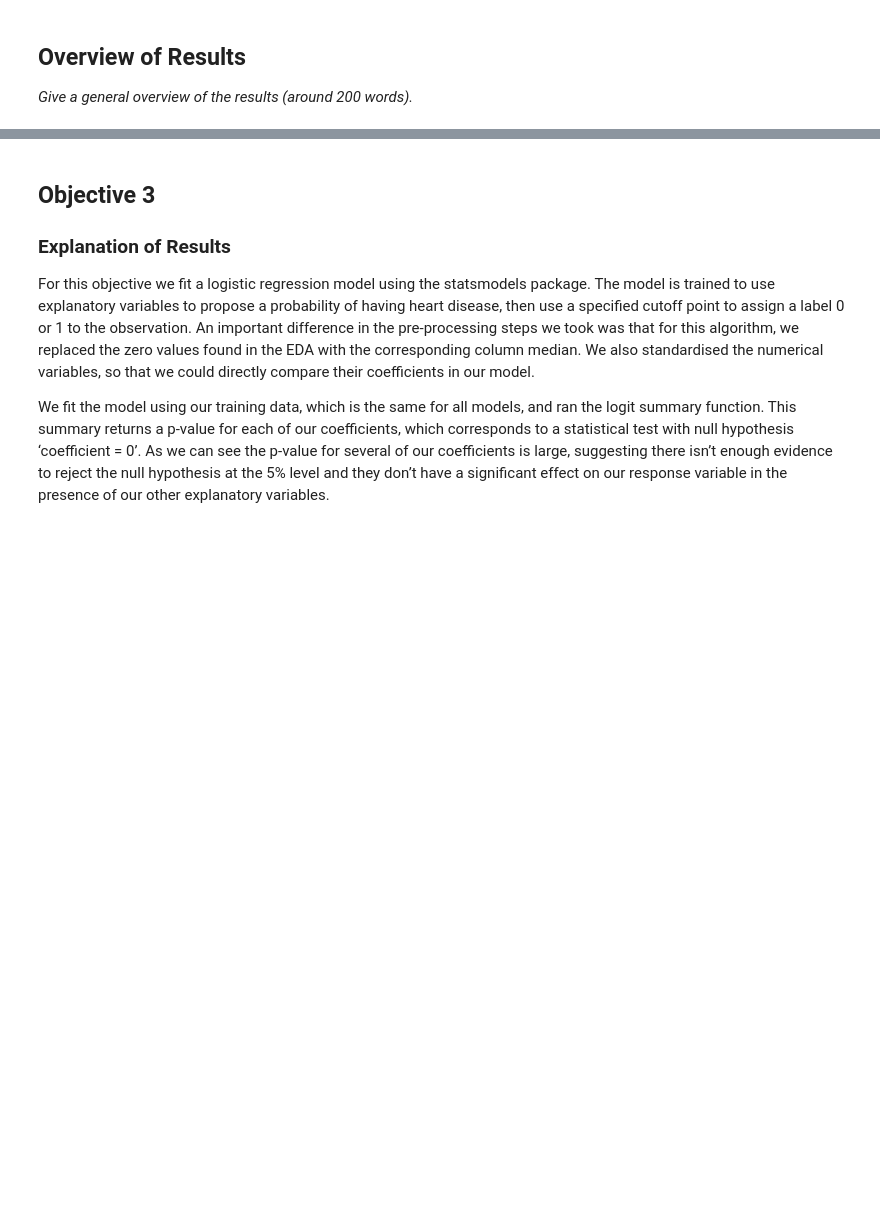
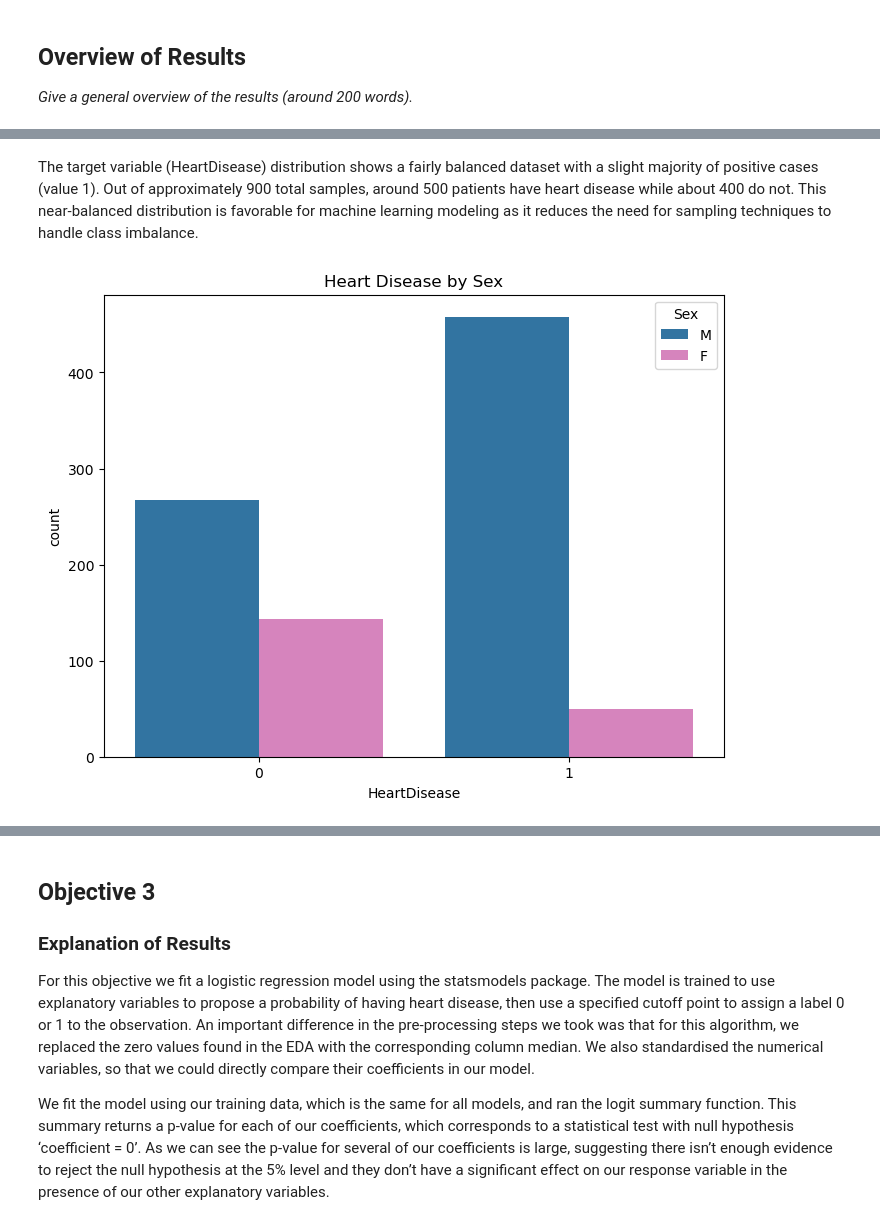
Before and after one commit to BhargavKumarNath/Heart_Failure_Prediction, a Jupyter notebook: Group_project.ipynb, the cells around one changed output, grey strips where cells are left out. Saved outputs shown, nothing was run; the diff lists cells and outputs as text; code cells hidden in the pictures; blank space fills up the shorter version.

```diff
--- a/Group_project.ipynb
+++ b/Group_project.ipynb
@@ -322,3 +322,23 @@ This plot shows the number of males and females in each heart disease category.
+# %%
+def plot_count_with_hue(df, x_col, hue_col, palette, title=None, figsize=(8, 6)):
+    """
+    Plot a count plot with a specified hue and custom color palette.
+
+    Parameters:
+    - df (pd.DataFrame): The DataFrame containing the data.
+    - x_col (str): Column for the x-axis.
+    - hue_col (str): Column to use for the hue.
+    - palette (list): List of colors for the hue.
+    - title (str, optional): Title for the plot. Default is None.
+    - figsize (tuple, optional): Figure size. Default is (8, 6).
+    """
+    plt.figure(figsize=figsize)
+    sns.countplot(data=df, x=x_col, hue=hue_col, palette=palette)
+
+    if title:
+        plt.title(title)
+
+    plt.show()
 # %%
 dfage = df.assign(box_age=pd.cut(df["Age"],
                          bins=[0,18,30,45,55,100])).loc[:,["box_age","HeartDisease"]].assign(count_pointer=1).groupby(["box_age","HeartDisease"]).agg(count_num=("count_pointer","count"))
@@ -906,0 +974,7 @@ The target variable, heart disease, was well-balanced, ensuring no significant n
+# %% [markdown]
+The target variable (HeartDisease) distribution shows a fairly balanced dataset with a slight majority of positive cases (value 1). Out of approximately 900 total samples, around 500 patients have heart disease while about 400 do not. This near-balanced distribution is favorable for machine learning modeling as it reduces the need for sampling techniques to handle class imbalance.
+# %%
+s = sns.color_palette("tab10")
+plot_count_with_hue(df, x_col="HeartDisease", hue_col="Sex", palette=[s[0], s[6]], title="Heart Disease by Sex")
+# %% [output]
+[figure, added]
```
Also changed, not shown: parts of 39 cells of this notebook.
